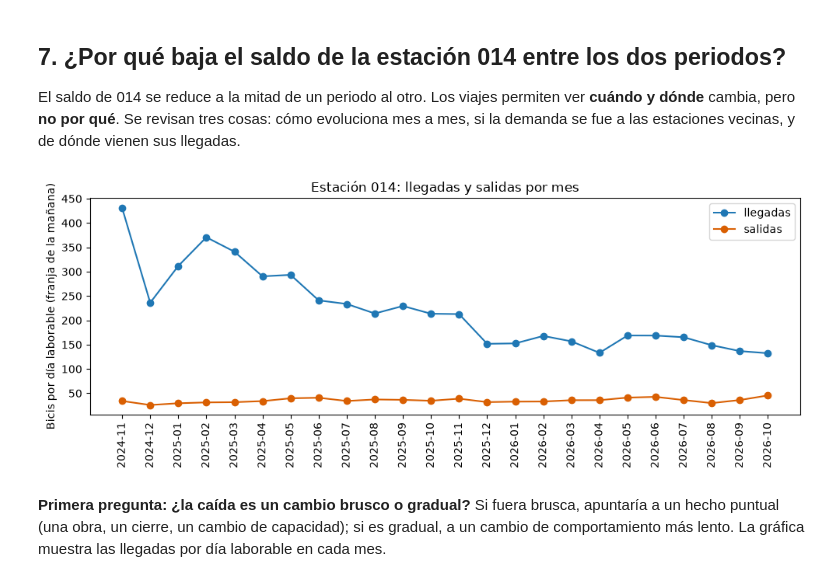
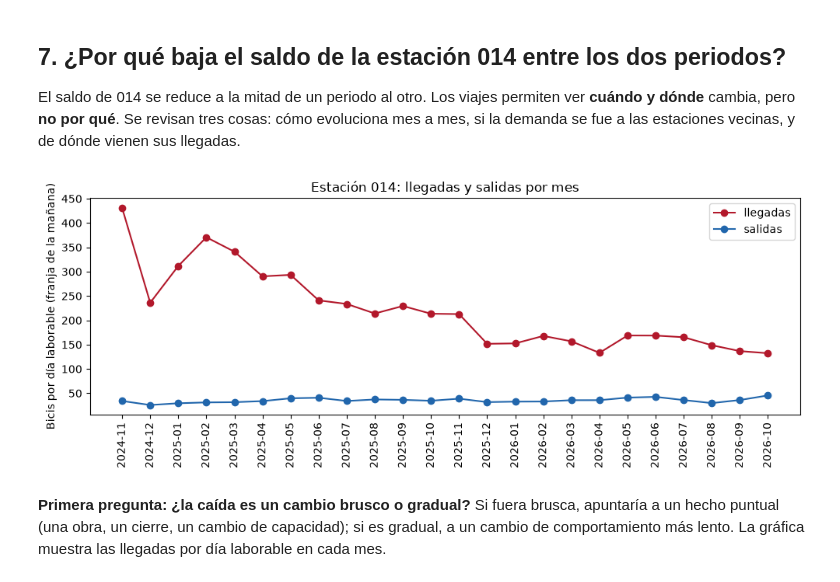
Before and after one commit to jcarlosmhmx/ecobici-ciencia-de-datos, a Jupyter notebook: notebooks/03_analisis.ipynb, the cells around one changed output. Saved outputs shown, nothing was run; the diff lists cells and outputs as text; code cells hidden in the pictures.

```diff
--- a/notebooks/03_analisis.ipynb
+++ b/notebooks/03_analisis.ipynb
@@ -244,19 +244,19 @@ El saldo de 014 se reduce a la mitad de un periodo al otro. Los viajes permiten
 # %%
 sm = pd.read_parquet(config.GOLD / "serie_mensual_estacion.parquet")
 foco_cod = a["estaciones_reforma"][0]
 foco = sm[sm["est"] == foco_cod].sort_values("mes")
 fig, ax = plt.subplots(figsize=(10, 4))
-ax.plot(foco["mes"], foco["llegadas_por_dia"], marker="o", color="#1f77b4", label="llegadas")
-ax.plot(foco["mes"], foco["salidas_por_dia"], marker="o", color="#d95f02", label="salidas")
+ax.plot(foco["mes"], foco["llegadas_por_dia"], marker="o", color="#b2182b", label="llegadas")
+ax.plot(foco["mes"], foco["salidas_por_dia"], marker="o", color="#2166ac", label="salidas")
 ax.tick_params(axis="x", rotation=90)
 ax.set_ylabel("Bicis por día laborable (franja de la mañana)")
 ax.set_title(f"Estación {foco_cod}: llegadas y salidas por mes")
 ax.legend()
 fig.tight_layout()
 fig.savefig(config.FIGURAS / "03_serie_014.png", dpi=150)
 plt.show()
 # %% [output]
-[figure, old version]
+[figure, new version]
 # %% [markdown]
 **Primera pregunta: ¿la caída es un cambio brusco o gradual?** Si fuera brusca, apuntaría a un hecho puntual (una obra, un cierre, un cambio de capacidad); si es gradual, a un cambio de comportamiento más lento. La gráfica muestra las llegadas por día laborable en cada mes.
 # %% [markdown]
```
Also changed, not shown: parts of 3 cells of this notebook, 19 other files.
